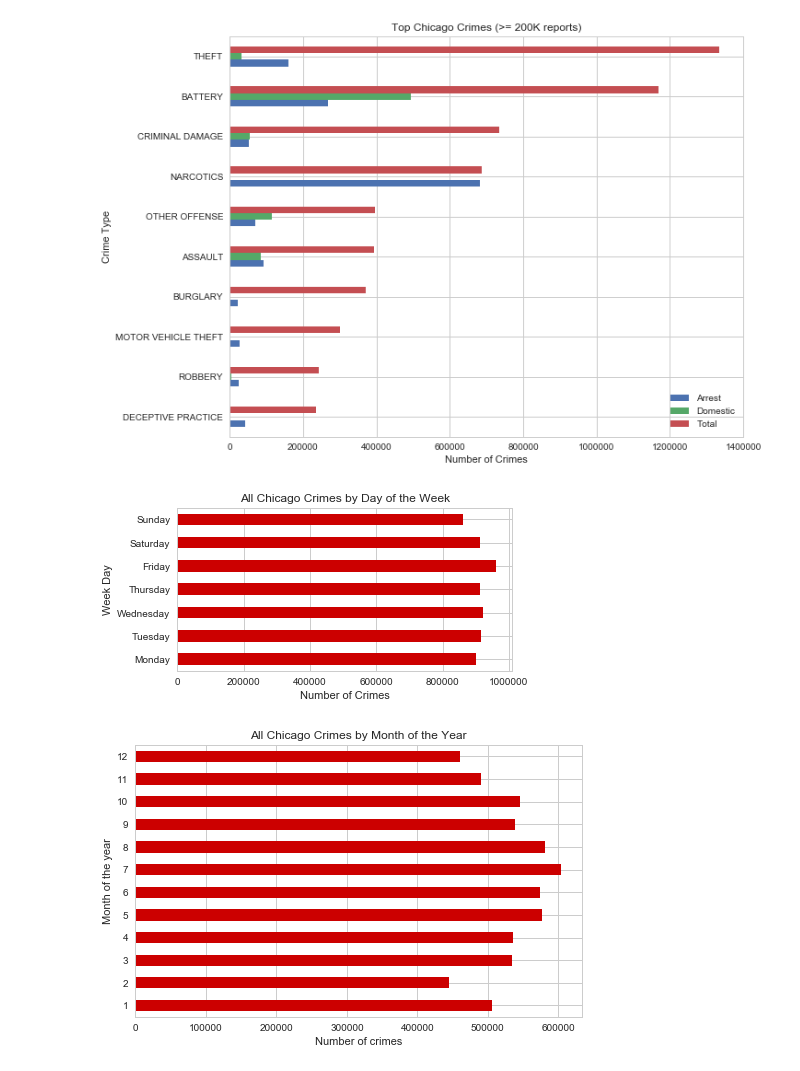
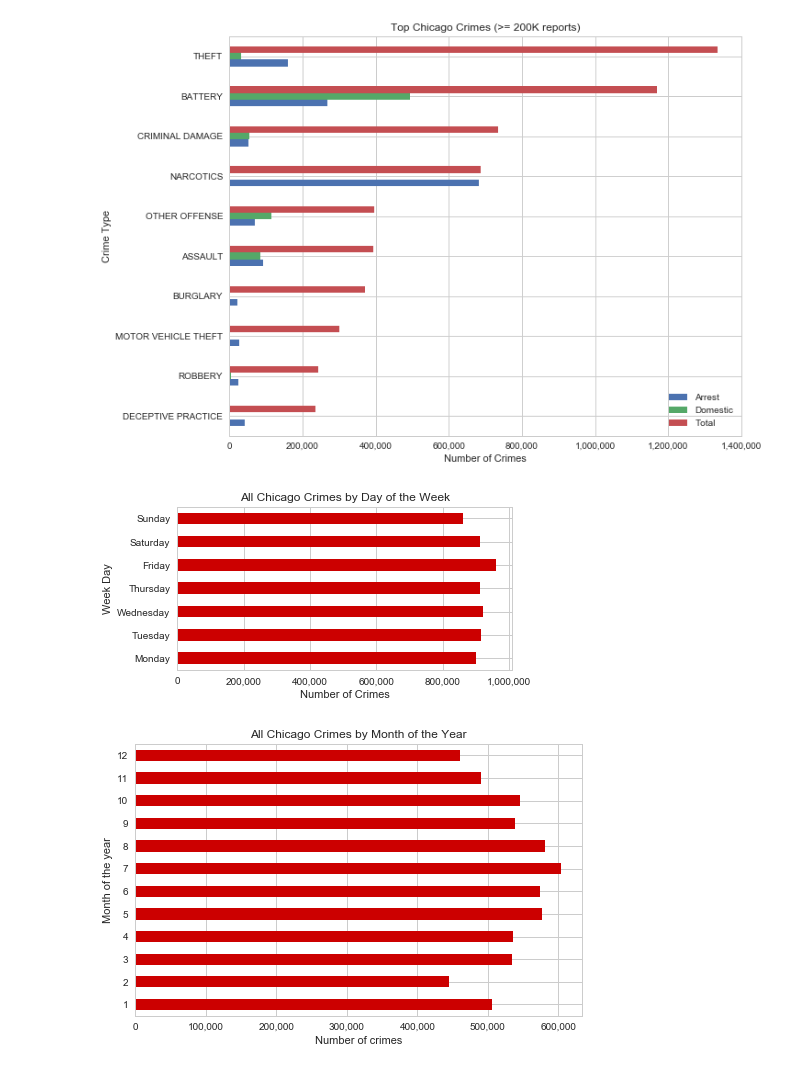
Before and after one commit to RandomFractals/ChicagoCrimes, a Jupyter notebook: notebooks/all-chicago-crime-charts.ipynb, the cells around one changed output. Cells and saved outputs as stored; diff of their text form; code cells hidden in the pictures.

Commit message:
added tick label formatting for crime counts display in all charts

```diff
--- a/notebooks/all-chicago-crime-charts.ipynb
+++ b/notebooks/all-chicago-crime-charts.ipynb
@@ -125,15 +130,17 @@ plt.show()
 # %%
 # plot crimes per day of the week
 days = ['Monday','Tuesday','Wednesday',  'Thursday', 'Friday', 'Saturday', 'Sunday']
 crimes.groupby([crimes.index.dayofweek]).size().compute()\
 .plot(kind='barh', figsize=(6,3), color='#cc0000')
 plt.title('All Chicago Crimes by Day of the Week')
 plt.xlabel('Number of Crimes')
 plt.ylabel('Week Day')
 plt.yticks(np.arange(7), days)
+ax = plt.gca()
+ax.xaxis.set_major_formatter(ticker.StrMethodFormatter('{x:,.0f}'))
 plt.show()
 # %% [output]
-[figure, old version]
+[figure, new version]
 # %%
 # plot crimes per month of the year
 crimes.groupby([crimes.index.month]).size().compute()\
```
Also changed, not shown: parts of 22 cells of this notebook.
